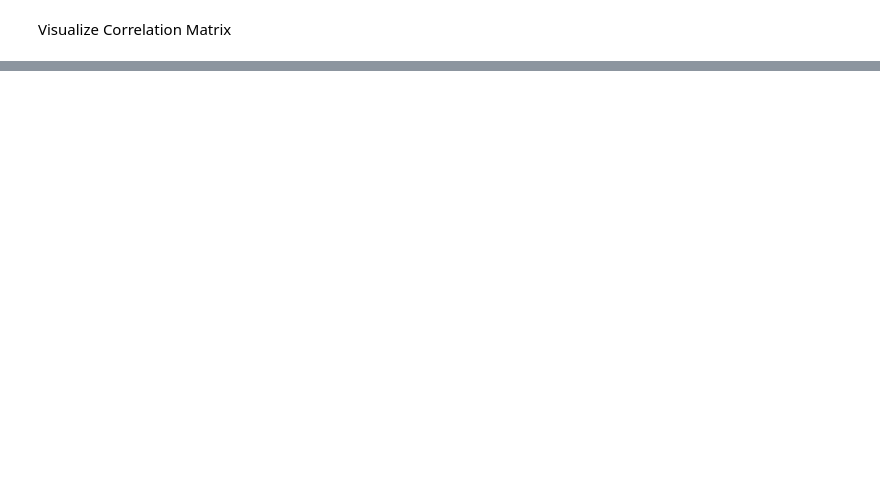
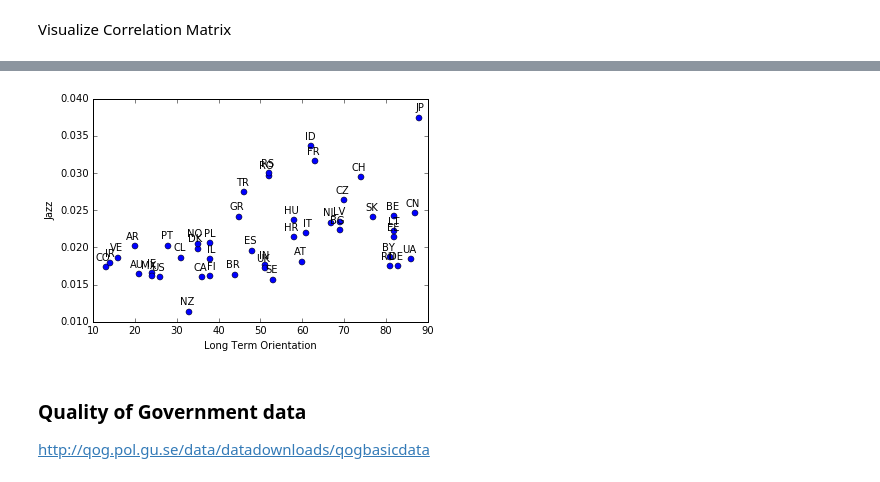
Before and after one commit to flemmerich/MusicWikipedia, a Jupyter notebook: wikiMusic_hofstede_correlation.ipynb, the cells around one changed output, grey strips where cells are left out. Saved outputs shown, nothing was run; the diff lists cells and outputs as text; code cells hidden in the pictures; blank space fills up the shorter version.

```diff
--- a/wikiMusic_hofstede_correlation.ipynb
+++ b/wikiMusic_hofstede_correlation.ipynb
@@ -157,0 +181,7 @@ plt.show()
+# %%
+scatter(mergeData.long_term_orientation, mergeData.jazz, "Long Term Orientation", "Jazz")
+# %% [output]
+[figure, added]
+# %% [markdown]
+### Quality of Government data
+http://qog.pol.gu.se/data/datadownloads/qogbasicdata
```
Also changed, not shown: parts of 12 cells of this notebook.
